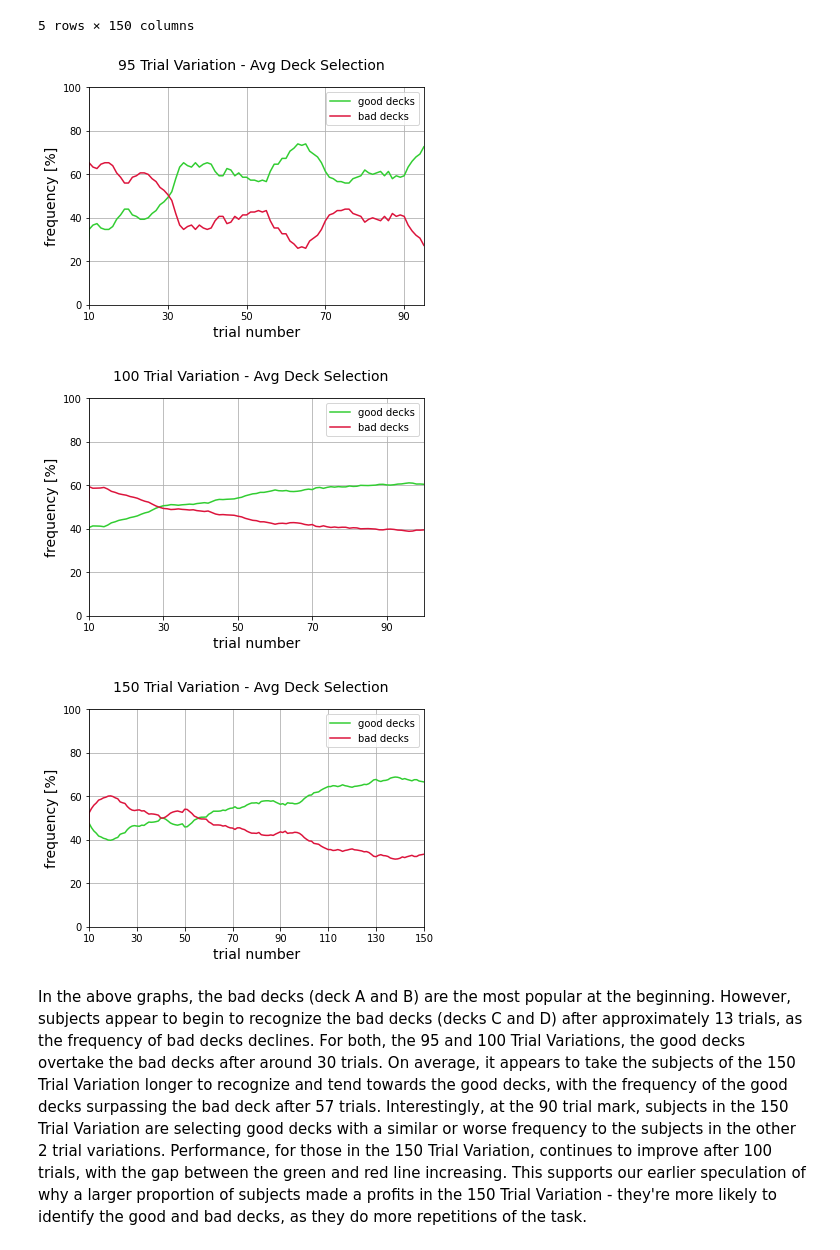
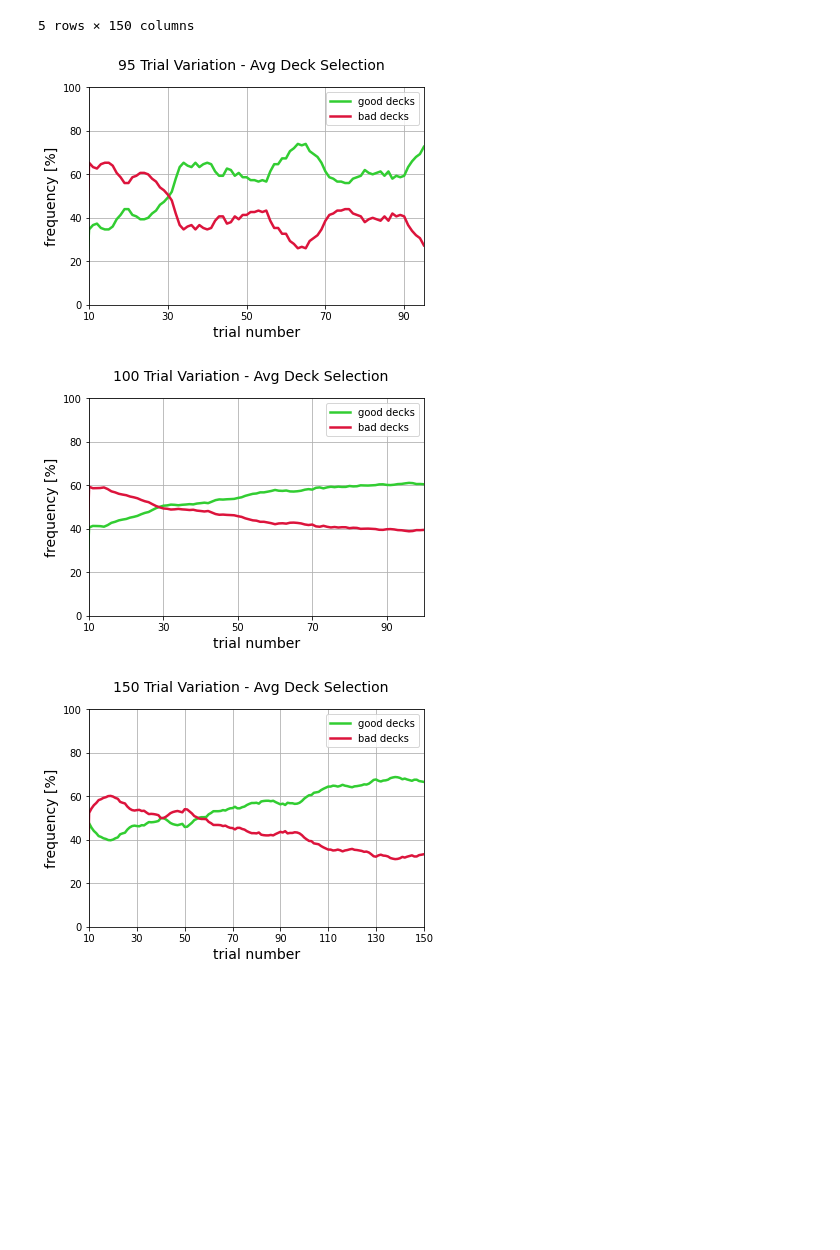
Before and after one commit to murphn88/ca4015-assignment-1, a Jupyter notebook: book/_build/jupyter_execute/data_exploration.ipynb, the cells around one changed output. Cells and saved outputs as stored; diff of their text form; code cells hidden in the pictures; blank space fills up the shorter version.

```diff
--- a/book/_build/jupyter_execute/data_exploration.ipynb
+++ b/book/_build/jupyter_execute/data_exploration.ipynb
@@ -233,28 +251,3 @@ grouped_choices['deck4_choice_150'].head()
 | Subj_4 | <NA> | <NA> | <NA> | <NA> | <NA> | <NA> | <NA> | <NA> | <NA> | 5 | ... | ... |
 | Subj_5 | <NA> | <NA> | <NA> | <NA> | <NA> | <NA> | <NA> | <NA> | <NA> | 10 | ... | ... |
 5 rows × 150 columns
-# %%
-grouped_keys = list(grouped_choices.keys())
-for i in range(0,3):
-    ind = i * 4
-    df_range = list(range(1, grouped_choices[grouped_keys[ind]].shape[1] + 1))
-
-    fig = plt.figure()
-    ax = fig.gca()
-    plt.plot(df_range,(grouped_choices[grouped_keys[ind + 2]].fillna(0).mean() + grouped_choices[grouped_keys[ind + 3]].fillna(0).mean()) / 10 * 100, color = 'limegreen', label = 'good decks')
-    plt.plot(df_range,(grouped_choices[grouped_keys[ind]].fillna(0).mean() + grouped_choices[grouped_keys[ind + 1]].fillna(0).mean()) / 10 * 100, color = 'crimson', label = 'bad decks')
-    plt.xlabel('trial number', fontsize = 14)
-    plt.ylabel('frequency [%]', fontsize = 14)
-    fig.suptitle(grouped_keys[ind][-3:].strip('_') + ' Trial Variation - Avg Deck Selection', fontsize = 14)
-    plt.xlim(10, df_range[-1])
-    plt.ylim(0, 100)
-    plt.legend()
-    ax.xaxis.set_ticks(np.arange(10, df_range[-1] + 1, 20))
-    plt.grid()
-    plt.show()
-# %% [output]
-[figure, removed]
-[figure, removed]
-[figure, removed]
-# %% [markdown]
-In the above graphs, the bad decks (deck A and B) are the most popular at the beginning. However, subjects appear to begin to recognize the bad decks (decks C and D) after approximately 13 trials, as the frequency of bad decks declines. For both, the 95 and 100 Trial Variations, the good decks overtake the bad decks after around 30 trials. On average, it appears to take the subjects of the 150 Trial Variation longer to recognize and tend towards the good decks, with the frequency of the good decks surpassing the bad deck after 57 trials. Interestingly, at the 90 trial mark, subjects in the 150 Trial Variation are selecting good decks with a similar or worse frequency to the subjects in the other 2 trial variations. Performance, for those in the 150 Trial Variation, continues to improve after 100 trials, with the gap between the green and red line increasing. This supports our earlier speculation of why a larger proportion of subjects made a profits in the 150 Trial Variation - they're more likely to identify the good and bad decks, as they do more repetitions of the task.
@@ -266,0 +254,23 @@ In the above graphs, the bad decks (deck A and B) are the most popular at the be
+# %%
+grouped_keys = list(grouped_choices.keys())
+for i in range(0,3):
+    ind = i * 4
+    df_range = list(range(1, grouped_choices[grouped_keys[ind]].shape[1] + 1))
+
+    fig = plt.figure()
+    ax = fig.gca()
+    plt.plot(df_range,(grouped_choices[grouped_keys[ind + 2]].fillna(0).mean() + grouped_choices[grouped_keys[ind + 3]].fillna(0).mean()) / 10 * 100, color = 'limegreen', linewidth=2.5, label = 'good decks')
+    plt.plot(df_range,(grouped_choices[grouped_keys[ind]].fillna(0).mean() + grouped_choices[grouped_keys[ind + 1]].fillna(0).mean()) / 10 * 100, color = 'crimson', linewidth=2.5, label = 'bad decks')
+    plt.xlabel('trial number', fontsize = 14)
+    plt.ylabel('frequency [%]', fontsize = 14)
+    fig.suptitle(grouped_keys[ind][-3:].strip('_') + ' Trial Variation - Avg Deck Selection', fontsize = 14)
+    plt.xlim(10, df_range[-1])
+    plt.ylim(0, 100)
+    plt.legend()
+    ax.xaxis.set_ticks(np.arange(10, df_range[-1] + 1, 20))
+    plt.grid()
+    plt.show()
+# %% [output]
+[figure, added]
+[figure, added]
+[figure, added]
```
Also changed, not shown: parts of 34 cells of this notebook, 27 other files.
